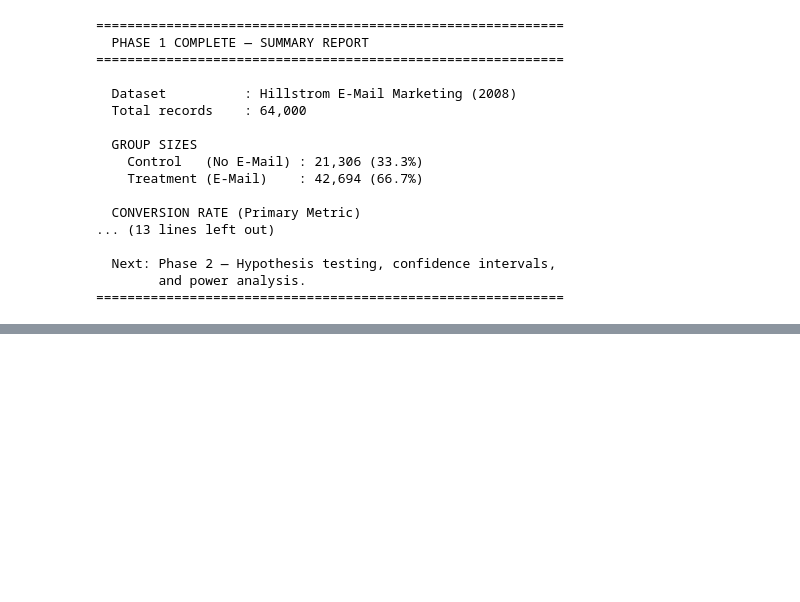
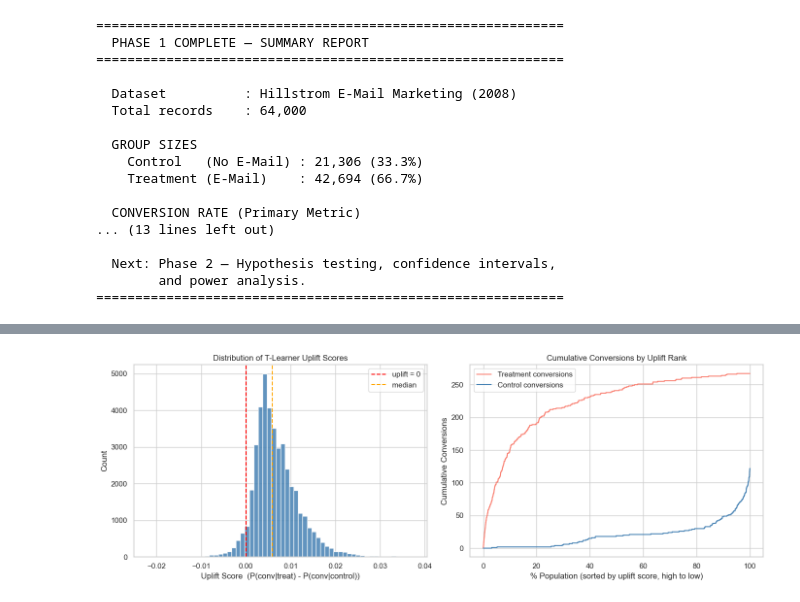
Before and after one commit to vishaalsai/ab-testing-uplift-modeling, a Jupyter notebook: notebooks/analysis.ipynb, the cells around one changed output, grey strips where cells are left out. Saved outputs shown, nothing was run; the diff lists cells and outputs as text; code cells hidden in the pictures; blank space fills up the shorter version.

```diff
--- a/notebooks/analysis.ipynb
+++ b/notebooks/analysis.ipynb
@@ -308,0 +476,83 @@ print('=' * 60)
+# %%
+from sklearn.ensemble import RandomForestClassifier
+import pandas as pd
+import numpy as np
+import matplotlib.pyplot as plt
+
+# Binary subset: No E-Mail vs Mens E-Mail only
+df_binary = df[df['segment'].isin(['No E-Mail', 'Mens E-Mail'])].copy().reset_index(drop=True)
+df_binary['treat'] = (df_binary['segment'] == 'Mens E-Mail').astype(int)
+
+print(f'Dataset (No E-Mail + Mens E-Mail): {len(df_binary):,}')
+print(f'  Control   (No E-Mail)  : {(df_binary["treat"]==0).sum():,}')
+print(f'  Treatment (Mens E-Mail): {(df_binary["treat"]==1).sum():,}')
+
+# Features
+num_cols = ['recency', 'history', 'mens', 'womens', 'newbie']
+X_cat    = pd.get_dummies(df_binary[['channel', 'zip_code']], drop_first=False)
+X        = pd.concat([df_binary[num_cols].reset_index(drop=True),
+                       X_cat.reset_index(drop=True)], axis=1)
+y        = df_binary['conversion'].values
+treat    = df_binary['treat'].values
+
+print(f'Features ({len(X.columns)}): {X.columns.tolist()}')
+
+# Train one model per group (T-Learner)
+X_trt, y_trt = X[treat == 1], y[treat == 1]
+X_ctl, y_ctl = X[treat == 0], y[treat == 0]
+
+rf_trt = RandomForestClassifier(n_estimators=200, max_depth=6,
+                                 min_samples_leaf=20, random_state=42, n_jobs=-1)
+rf_ctl = RandomForestClassifier(n_estimators=200, max_depth=6,
+                                 min_samples_leaf=20, random_state=42, n_jobs=-1)
+rf_trt.fit(X_trt, y_trt)
+rf_ctl.fit(X_ctl, y_ctl)
+print('T-Learner trained.')
+
+# Uplift = P(conversion | treatment) - P(conversion | control)
+p_trt_pred = rf_trt.predict_proba(X)[:, 1]
+p_ctl_pred = rf_ctl.predict_proba(X)[:, 1]
+df_binary['uplift_score'] = p_trt_pred - p_ctl_pred
+
+print(f'Uplift score stats:')
+print(f'  Mean   : {df_binary["uplift_score"].mean():.4f}')
+print(f'  Median : {df_binary["uplift_score"].median():.4f}')
+print(f'  Std    : {df_binary["uplift_score"].std():.4f}')
+print(f'  Min    : {df_binary["uplift_score"].min():.4f}')
+print(f'  Max    : {df_binary["uplift_score"].max():.4f}')
+
+# Plot distribution of uplift scores
+fig, axes = plt.subplots(1, 2, figsize=(14, 5))
+
+axes[0].hist(df_binary['uplift_score'], bins=60, color='steelblue',
+             edgecolor='white', alpha=0.85)
+axes[0].axvline(0, color='red', linestyle='--', linewidth=1.5, label='uplift = 0')
+axes[0].axvline(df_binary['uplift_score'].median(), color='orange',
+                linestyle='--', linewidth=1.5, label='median')
+axes[0].set_title('Distribution of T-Learner Uplift Scores')
+axes[0].set_xlabel('Uplift Score  (P(conv|treat) - P(conv|control))')
+axes[0].set_ylabel('Count')
+axes[0].legend()
+
+# Cumulative conversion gain sorted by uplift score
+df_sorted = df_binary.sort_values('uplift_score', ascending=False).reset_index(drop=True)
+cum_trt = (df_sorted['conversion'] * df_sorted['treat']).cumsum()
+cum_ctl = (df_sorted['conversion'] * (1 - df_sorted['treat'])).cumsum()
+pct_pop = np.linspace(0, 100, len(df_sorted))
+axes[1].plot(pct_pop, cum_trt, label='Treatment conversions', color='salmon', linewidth=1.5)
+axes[1].plot(pct_pop, cum_ctl, label='Control conversions',   color='steelblue', linewidth=1.5)
+axes[1].set_title('Cumulative Conversions by Uplift Rank')
+axes[1].set_xlabel('% Population (sorted by uplift score, high to low)')
+axes[1].set_ylabel('Cumulative Conversions')
+axes[1].legend()
+
+plt.tight_layout()
+plt.savefig('../data/uplift_scores.png', dpi=100, bbox_inches='tight')
+plt.show()
+
+# Top 10 by uplift score
+top_cols = ['recency', 'history', 'mens', 'womens', 'newbie',
+            'channel', 'zip_code', 'history_segment', 'conversion', 'treat', 'uplift_score']
+print('\n=== TOP 10 BY HIGHEST UPLIFT SCORE ===')
+print(df_binary.sort_values('uplift_score', ascending=False)[top_cols].head(10).to_string(index=False))
+# %% [output]
@@ -308,0 +570 @@ print('=' * 60)
+[figure, added]
```
Also changed, not shown: parts of 11 cells of this notebook.
